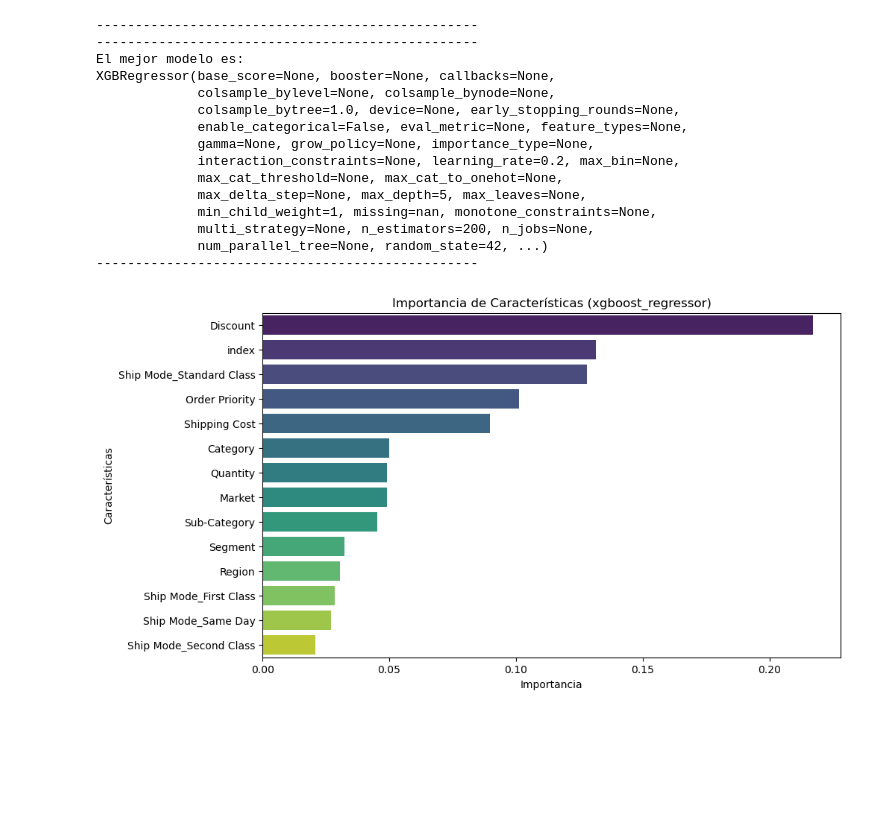
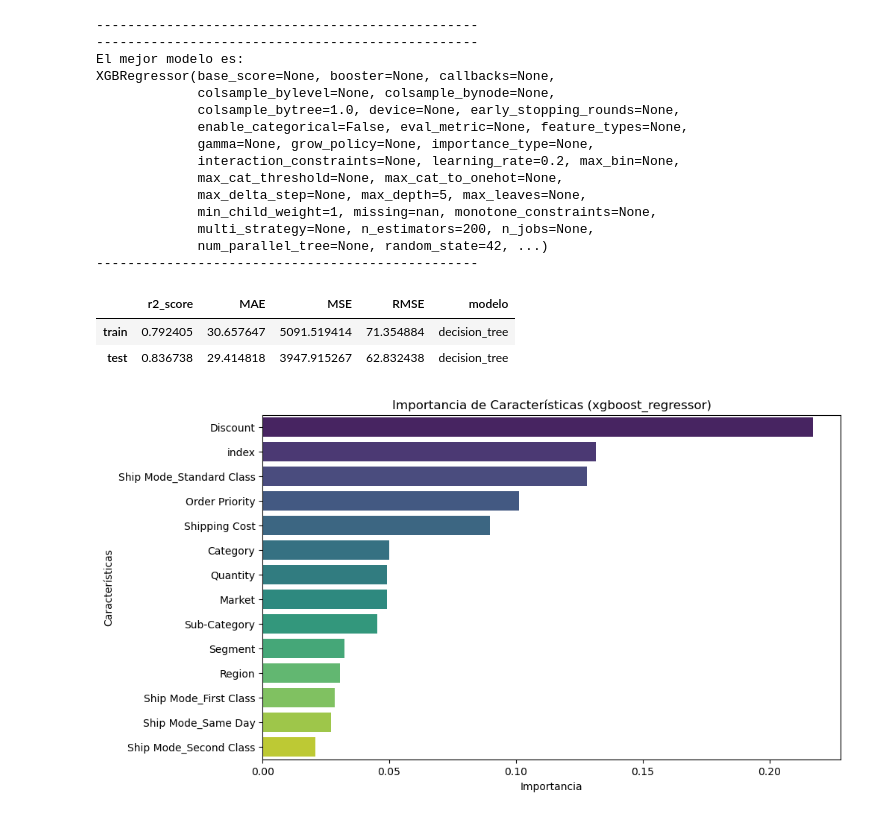
Before and after one commit to apelsito/Proyecto9-Clustering, a Jupyter notebook: jupyter/Modelo 1/02_Regresion_Cluster_1/05_Modelos.ipynb, the cells around one changed output. Saved outputs shown, nothing was run; the diff lists cells and outputs as text; code cells hidden in the pictures; blank space fills up the shorter version.

Commit message:
Modelo 2

```diff
--- a/jupyter/Modelo 1/02_Regresion_Cluster_1/05_Modelos.ipynb
+++ b/jupyter/Modelo 1/02_Regresion_Cluster_1/05_Modelos.ipynb
@@ -91,6 +91,15 @@ XGBRegressor(base_score=None, booster=None, callbacks=None,
              multi_strategy=None, n_estimators=200, n_jobs=None,
              num_parallel_tree=None, random_state=42, ...)
 -------------------------------------------------
+# %%
+# llamamos al metodo para obtener los resultaods de las predicciones
+df_xgb = xgboost.calcular_metricas(modelo_nombre =  "xgboost_regressor").T
+df_xgb["modelo"] = "decision_tree"
+df_xgb
+# %% [output]
+|  | r2_score | MAE | MSE | RMSE | modelo |
+| train | 0.792405 | 30.657647 | 5091.519414 | 71.354884 | decision_tree |
+| test | 0.836738 | 29.414818 | 3947.915267 | 62.832438 | decision_tree |
 # %%
 # Mostramos la importancia de los predictores en el modelo regresión logística
 xgboost.importancia_predictores(modelo_nombre ='xgboost_regressor')
```
Also changed, not shown: parts of 3 cells of this notebook, 17 other files.
